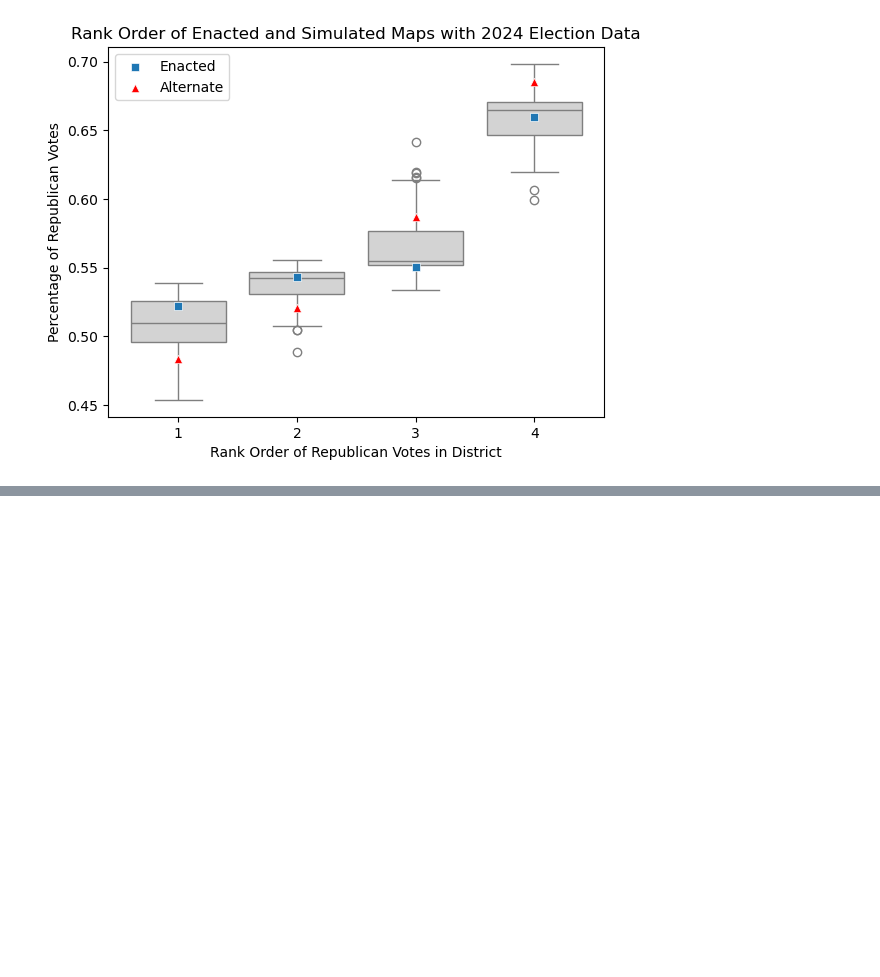
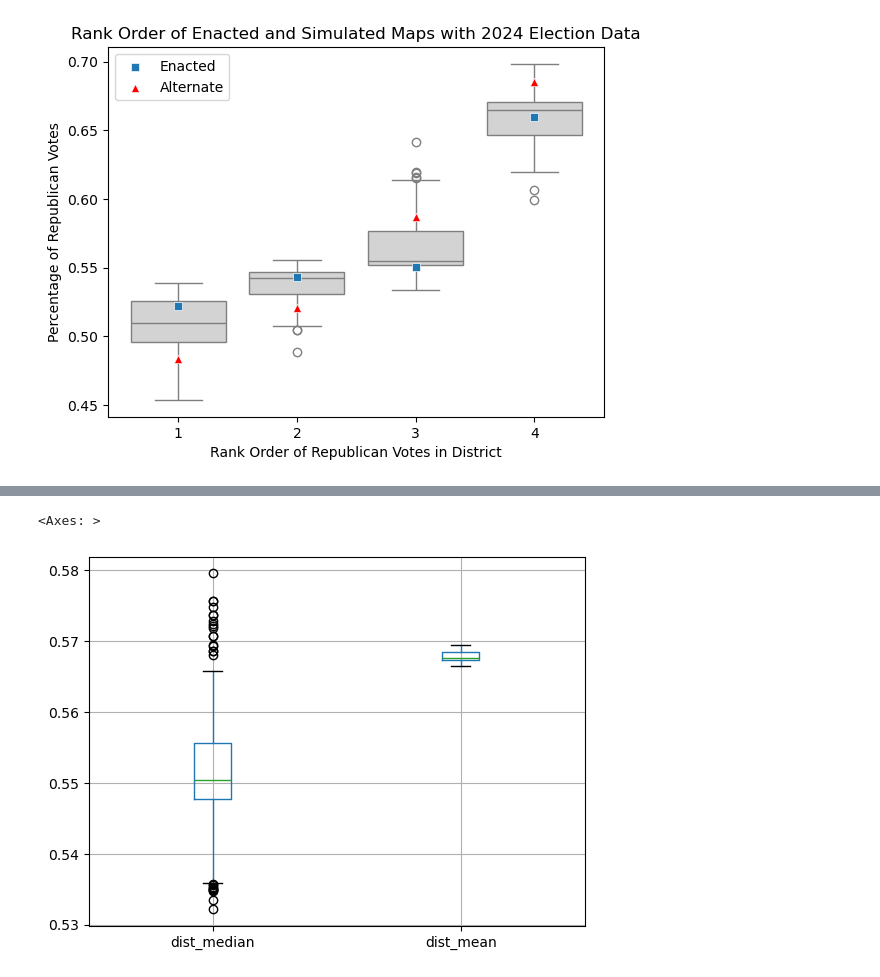
Before and after one commit to stefaniegwangphd/ia-redistricting, a Jupyter notebook: election_analysis.ipynb, the cells around one changed output, grey strips where cells are left out. Cells and saved outputs as stored; diff of their text form; code cells hidden in the pictures; blank space fills up the shorter version.

Commit message:
correct mean-median function; update graphics

```diff
--- a/election_analysis.ipynb
+++ b/election_analysis.ipynb
@@ -19,7 +19,7 @@ from scipy.stats import percentileofscore
 # Get voter data
 
 # Input relevant election year
-election_year=2024
+election_year=2024``
 voter_file_name = './data/voter_numbers_{}.csv'
 
 votes_df=pd.read_csv(voter_file_name.format(election_year))
@@ -327,0 +384,15 @@ plt.savefig('./images_for_paper/mean_median_{}.png'.format(election_year))
+# %%
+# Compute lists of the median and mean of each district's republican vote share
+dist_median_list=[]
+for i in range(len(rep_percent_vote_share_df)):
+    dist_median = rep_percent_vote_share_df.iloc[i][['1','2','3','4']].median()
+    dist_median_list.append(dist_median)
+
+dist_mean_list=[]
+for i in range(len(rep_percent_vote_share_df)):
+    dist_mean = rep_percent_vote_share_df.iloc[i][['1','2','3','4']].mean()
+    dist_mean_list.append(dist_mean)
+# %%
+# add it to the republican vote share dataframe
+rep_percent_vote_share_df['dist_median']=dist_median_list
+rep_percent_vote_share_df['dist_mean']= dist_mean_list
@@ -327,0 +415,7 @@ plt.savefig('./images_for_paper/mean_median_{}.png'.format(election_year))
+# %%
+# sns.boxplot(rep_percent_vote_share_df['dist_mean'])
+# plt.boxplot(column=)
+rep_percent_vote_share_df[['dist_median', 'dist_mean']].boxplot()
+# %% [output]
+<Axes: >
+[figure, added]
```
Also changed, not shown: parts of 22 cells of this notebook, 3 other files.
